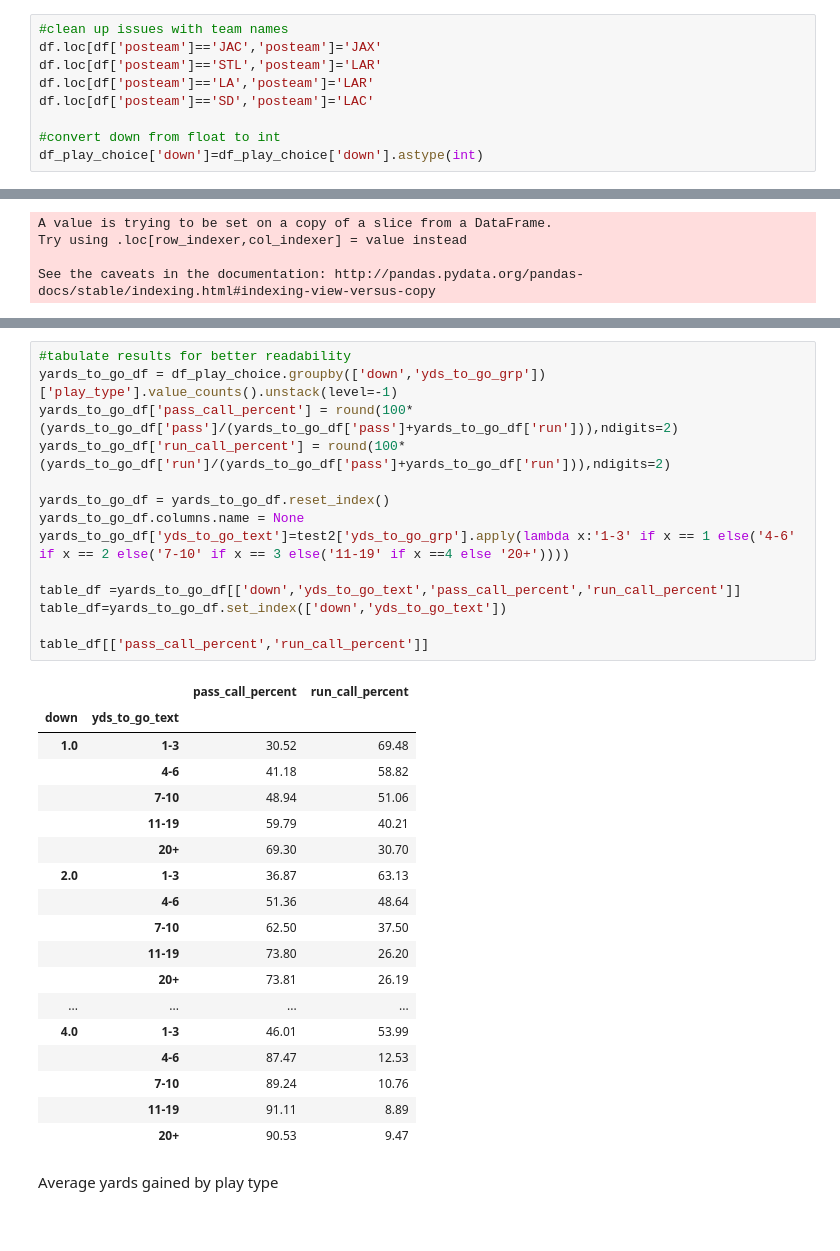
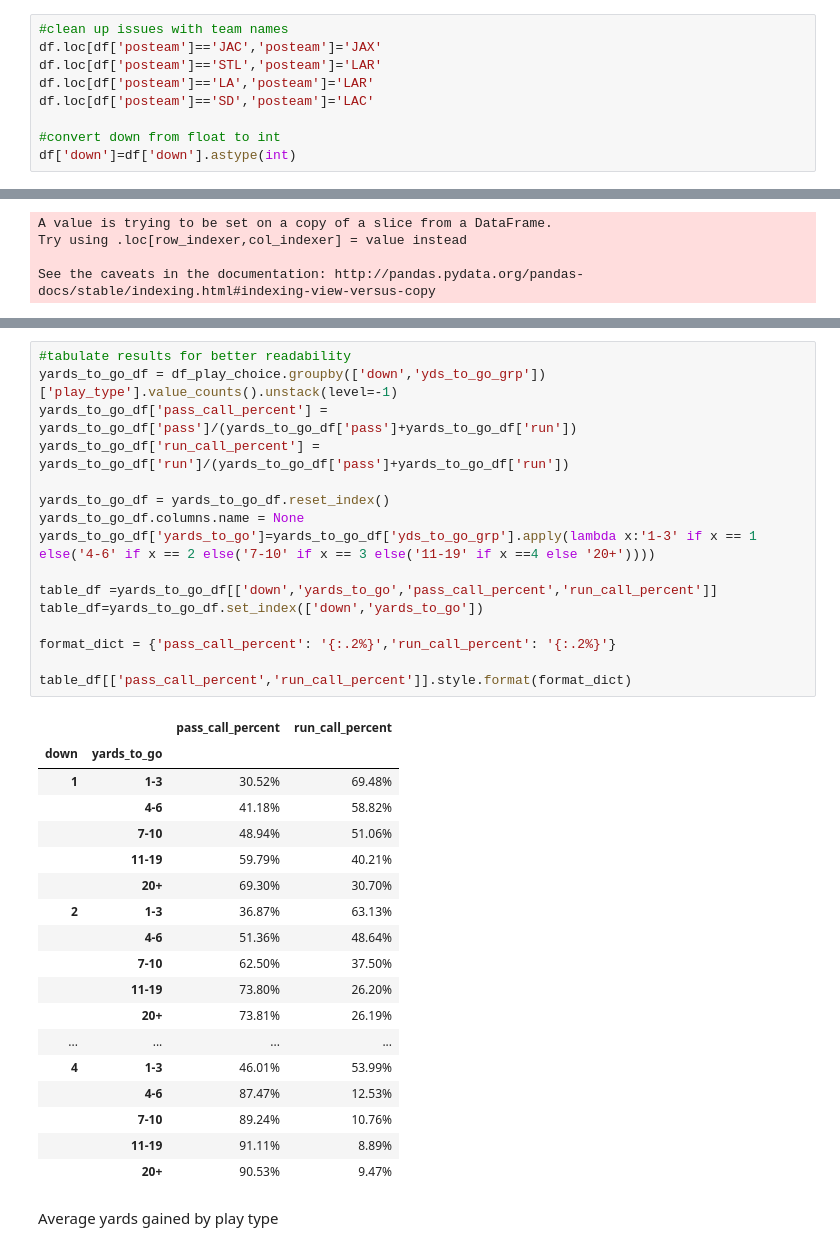
Before and after one commit to pspatel2/nfl_play_by_play_research, a Jupyter notebook: NFL_Play_by_Play_Analysis.ipynb, the cells around one changed output, grey strips where cells are left out. Drawn from its saved outputs; the diff is of its cells as text.

```diff
--- a/NFL_Play_by_Play_Analysis.ipynb
+++ b/NFL_Play_by_Play_Analysis.ipynb
@@ -51,7 +51,7 @@ df.loc[df['posteam']=='LA','posteam']='LAR'
 df.loc[df['posteam']=='SD','posteam']='LAC'
 
 #convert down from float to int
-df_play_choice['down']=df_play_choice['down'].astype(int)
+df['down']=df['down'].astype(int)
 # %% [markdown]
 ## Subset the dataframe to columns of interest for current analysis
 # %%
@@ -168,36 +175,38 @@ Text(0.4, 0.45, 'Example for x-axis (2,3) represents 2nd down and yrd group 3,\n
 # %%
 #tabulate results for better readability
 yards_to_go_df = df_play_choice.groupby(['down','yds_to_go_grp'])['play_type'].value_counts().unstack(level=-1)
-yards_to_go_df['pass_call_percent'] = round(100*(yards_to_go_df['pass']/(yards_to_go_df['pass']+yards_to_go_df['run'])),ndigits=2)
-yards_to_go_df['run_call_percent'] = round(100*(yards_to_go_df['run']/(yards_to_go_df['pass']+yards_to_go_df['run'])),ndigits=2)
+yards_to_go_df['pass_call_percent'] = yards_to_go_df['pass']/(yards_to_go_df['pass']+yards_to_go_df['run'])
+yards_to_go_df['run_call_percent'] = yards_to_go_df['run']/(yards_to_go_df['pass']+yards_to_go_df['run'])
 
 yards_to_go_df = yards_to_go_df.reset_index()
 yards_to_go_df.columns.name = None
-yards_to_go_df['yds_to_go_text']=test2['yds_to_go_grp'].apply(lambda x:'1-3' if x == 1 else('4-6' if x == 2 else('7-10' if x == 3 else('11-19' if x ==4 else '20+'))))
+yards_to_go_df['yards_to_go']=yards_to_go_df['yds_to_go_grp'].apply(lambda x:'1-3' if x == 1 else('4-6' if x == 2 else('7-10' if x == 3 else('11-19' if x ==4 else '20+'))))
 
-table_df =yards_to_go_df[['down','yds_to_go_text','pass_call_percent','run_call_percent']]
-table_df=yards_to_go_df.set_index(['down','yds_to_go_text'])
+table_df =yards_to_go_df[['down','yards_to_go','pass_call_percent','run_call_percent']]
+table_df=yards_to_go_df.set_index(['down','yards_to_go'])
 
-table_df[['pass_call_percent','run_call_percent']]
+format_dict = {'pass_call_percent': '{:.2%}','run_call_percent': '{:.2%}'}
+
+table_df[['pass_call_percent','run_call_percent']].style.format(format_dict)
 # %% [output]
 |  |  | pass_call_percent | run_call_percent |
-| down | yds_to_go_text |  |  |
-| 1.0 | 1-3 | 30.52 | 69.48 |
-|  | 4-6 | 41.18 | 58.82 |
-|  | 7-10 | 48.94 | 51.06 |
-|  | 11-19 | 59.79 | 40.21 |
-|  | 20+ | 69.30 | 30.70 |
-| 2.0 | 1-3 | 36.87 | 63.13 |
-|  | 4-6 | 51.36 | 48.64 |
-|  | 7-10 | 62.50 | 37.50 |
-|  | 11-19 | 73.80 | 26.20 |
-|  | 20+ | 73.81 | 26.19 |
+| down | yards_to_go |  |  |
+| 1 | 1-3 | 30.52% | 69.48% |
+|  | 4-6 | 41.18% | 58.82% |
+|  | 7-10 | 48.94% | 51.06% |
+|  | 11-19 | 59.79% | 40.21% |
+|  | 20+ | 69.30% | 30.70% |
+| 2 | 1-3 | 36.87% | 63.13% |
+|  | 4-6 | 51.36% | 48.64% |
+|  | 7-10 | 62.50% | 37.50% |
+|  | 11-19 | 73.80% | 26.20% |
+|  | 20+ | 73.81% | 26.19% |
 | ... | ... | ... | ... |
-| 4.0 | 1-3 | 46.01 | 53.99 |
-|  | 4-6 | 87.47 | 12.53 |
-|  | 7-10 | 89.24 | 10.76 |
-|  | 11-19 | 91.11 | 8.89 |
-|  | 20+ | 90.53 | 9.47 |
+| 4 | 1-3 | 46.01% | 53.99% |
+|  | 4-6 | 87.47% | 12.53% |
+|  | 7-10 | 89.24% | 10.76% |
+|  | 11-19 | 91.11% | 8.89% |
+|  | 20+ | 90.53% | 9.47% |
 # %% [markdown]
 Average yards gained by play type
 # %%
```
Also changed, not shown: parts of 10 cells of this notebook.
